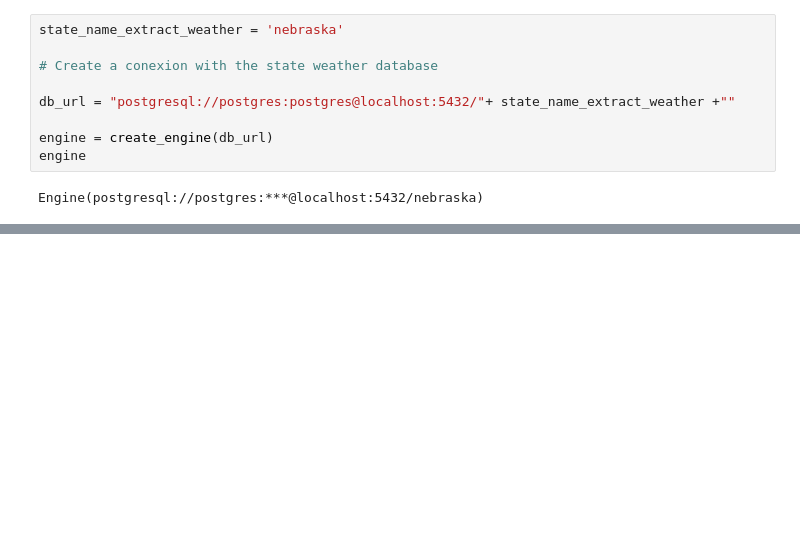
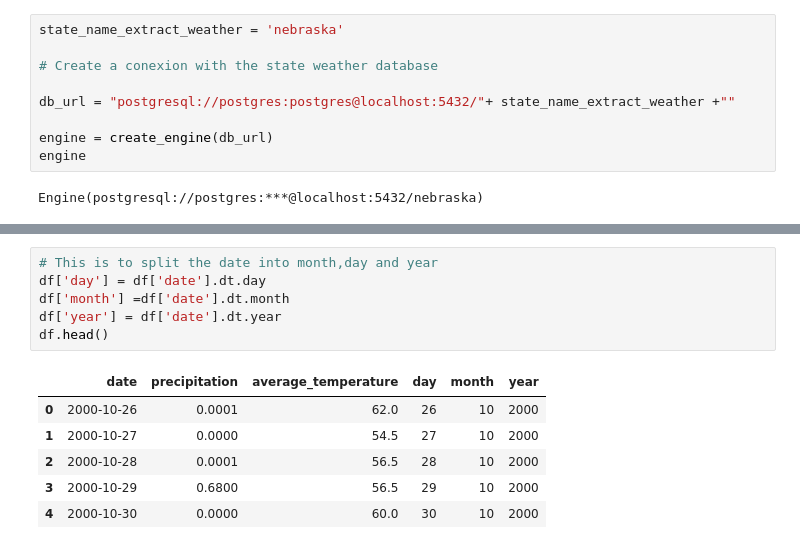
Before and after one commit to stew1922/data_farming, a Jupyter notebook: notebooks/carolina.ipynb, the cells around one changed output, grey strips where cells are left out. Cells and saved outputs as stored; diff of their text form; blank space fills up the shorter version.

```diff
--- a/notebooks/carolina.ipynb
+++ b/notebooks/carolina.ipynb
@@ -20,0 +43,13 @@ Engine(postgresql://postgres:***@localhost:5432/nebraska)
+# %%
+# This is to split the date into month,day and year
+df['day'] = df['date'].dt.day
+df['month'] =df['date'].dt.month
+df['year'] = df['date'].dt.year
+df.head()
+# %% [output]
+|  | date | precipitation | average_temperature | day | month | year |
+| 0 | 2000-10-26 | 0.0001 | 62.0 | 26 | 10 | 2000 |
+| 1 | 2000-10-27 | 0.0000 | 54.5 | 27 | 10 | 2000 |
+| 2 | 2000-10-28 | 0.0001 | 56.5 | 28 | 10 | 2000 |
+| 3 | 2000-10-29 | 0.6800 | 56.5 | 29 | 10 | 2000 |
+| 4 | 2000-10-30 | 0.0000 | 60.0 | 30 | 10 | 2000 |
```
Also changed, not shown: parts of 5 cells of this notebook.
